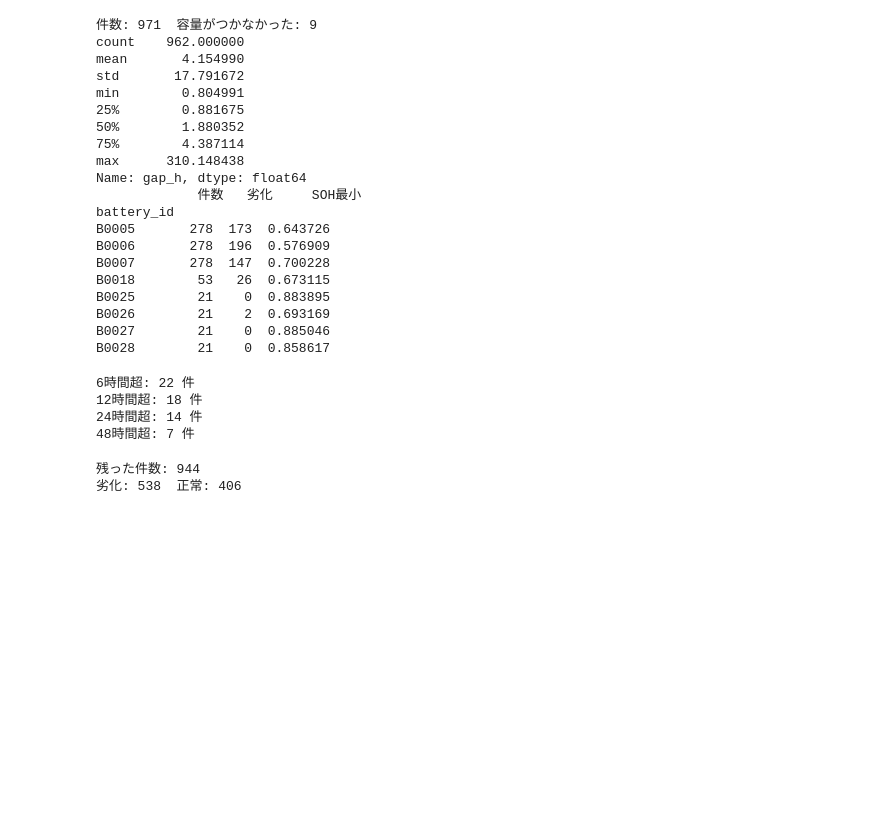
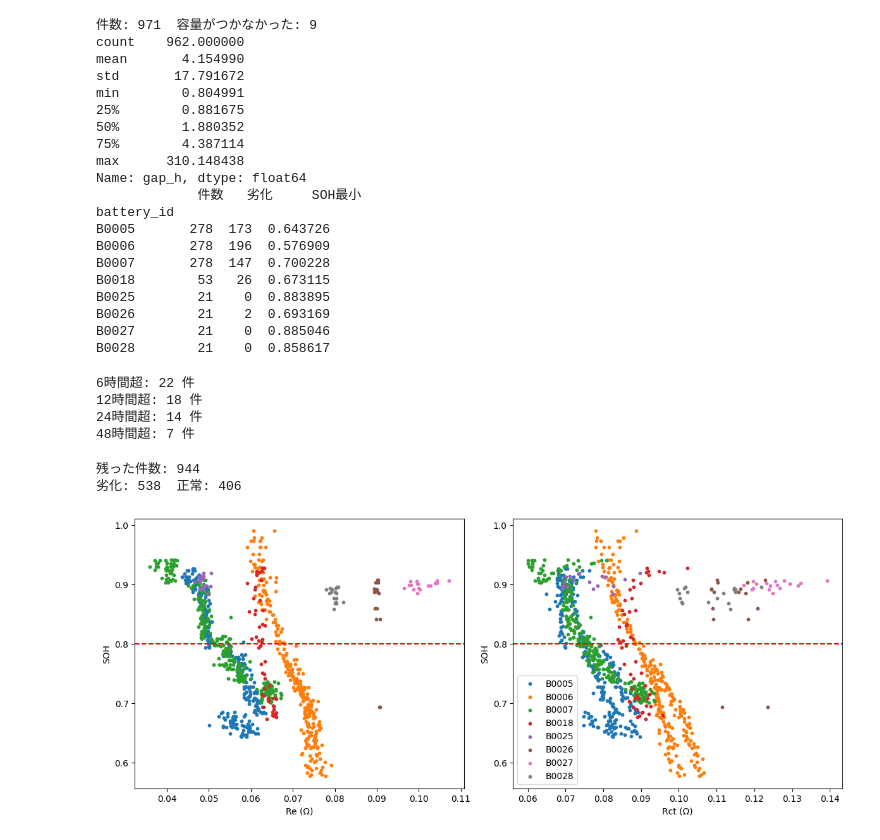
Before and after one commit to UniqueAIEngineer/lithium-battery-analysis, a Jupyter notebook: 01_explore.ipynb, the cells around one changed output. Cells and saved outputs as stored; diff of their text form; code cells hidden in the pictures; blank space fills up the shorter version.

```diff
--- a/01_explore.ipynb
+++ b/01_explore.ipynb
@@ -155,10 +155,29 @@ for h in [6, 12, 24, 48]:
 LIMIT = 12    # ①を見て、自分で決める（単位は時間）
 
 df2 = df.dropna(subset=["Capacity"])          # 容量が空の行を捨てる
-df2 = df2[df2["gap_h"] <= 12]           # 間が LIMIT 以下の行だけ残す
+df2 = df2[df2["gap_h"] <= LIMIT]           # 間が LIMIT 以下の行だけ残す
 
 print("残った件数:", len(df2))
 print("劣化:", df2["劣化"].sum(), " 正常:", (df2["劣化"] == 0).sum())
 # %% [output]
 残った件数: 944
 劣化: 538  正常: 406
+# %%
+import matplotlib.pyplot as plt
+
+fig, axes = plt.subplots(1, 2, figsize=(12, 5))   # 横に2つ並べたグラフ
+
+for b, g in df2.groupby("battery_id"):            # 電池ごとに色を変えて描く
+    axes[0].scatter(g["Re"], g["SOH"], s=10, label=b)   # 左：Re と SOH
+    axes[1].scatter(g["Rct"], g["SOH"], s=10, label=b)   # 右：Rct と SOH
+
+for ax, name in zip(axes, ["Re (Ω)", "Rct (Ω)"]):
+    ax.axhline(0.8, color="red", linestyle="--")   # 劣化の線（SOH 80%）
+    ax.set_xlabel(name)
+    ax.set_ylabel("SOH")
+
+axes[1].legend()
+plt.tight_layout()
+plt.show()
+# %% [output]
+[figure, added]
```
